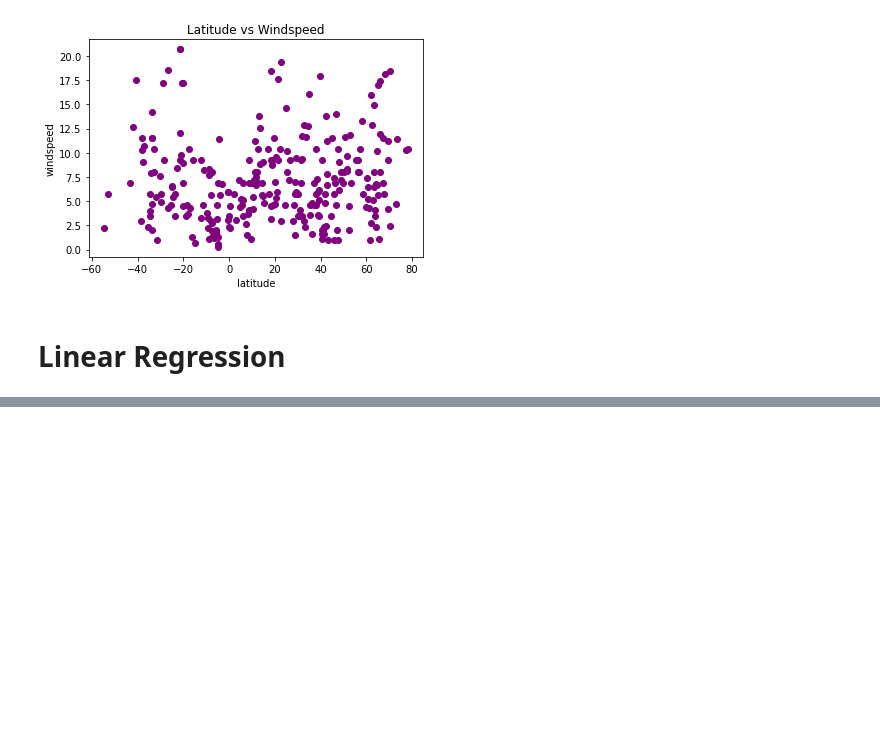
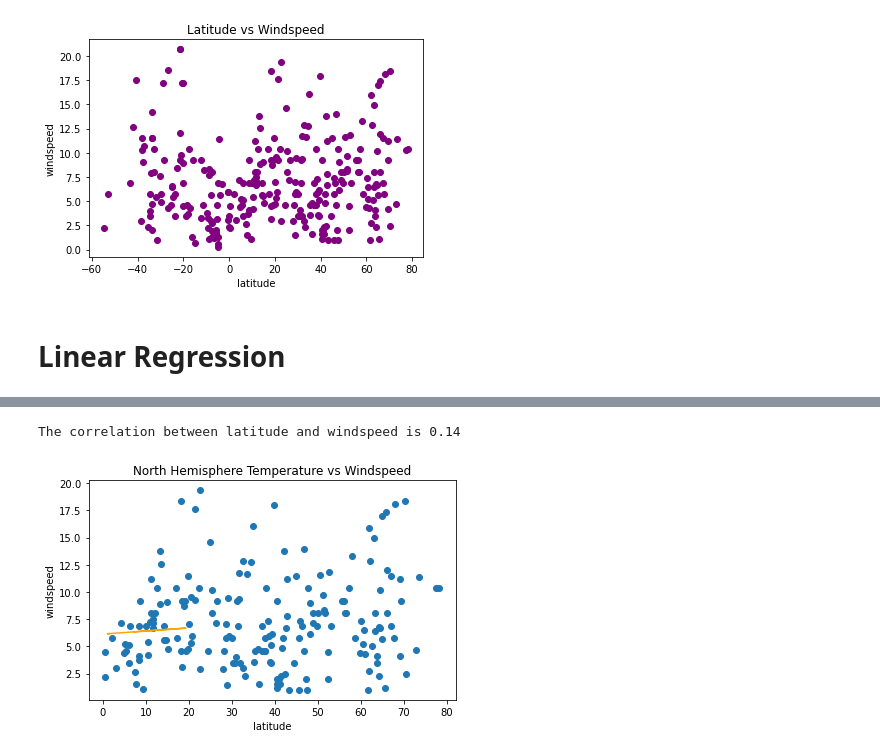
Before and after one commit to josiedeleon/Python-API--Challenge, a Jupyter notebook: WeatherPy/WeatherPy.ipynb, the cells around one changed output, grey strips where cells are left out. Saved outputs shown, nothing was run; the diff lists cells and outputs as text; code cells hidden in the pictures; blank space fills up the shorter version.

```diff
--- a/WeatherPy/WeatherPy.ipynb
+++ b/WeatherPy/WeatherPy.ipynb
@@ -224,0 +247,17 @@ The correlation between latitude and temperature is -0.87
+# %%
+#Northern Hemisphere - Wind Speed (mph) vs. Latitude
+correlation = round(st.pearsonr(north_hemisphere["latitude"], north_hemisphere["windspeed"])[0],2)
+print(f"The correlation between latitude and windspeed is {correlation}")
+graph = st.linregress(north_hemisphere["latitude"], north_hemisphere["windspeed"])
+y_values = north_hemisphere["windspeed"]*graph[0]+graph[1]
+
+plt.scatter(north_hemisphere["latitude"],north_hemisphere["windspeed"])
+plt.plot(north_hemisphere["windspeed"],y_values,color='orange')
+plt.xlabel("latitude")
+plt.ylabel("windspeed")
+plt.title("North Hemisphere Temperature vs Windspeed")
+plt.tight_layout()
+plt.savefig("output_data/north_hem_wind_lat.png")
+# %% [output]
+The correlation between latitude and windspeed is 0.14
+[figure, added]
```
Also changed, not shown: parts of 18 cells of this notebook, 7 other files.
